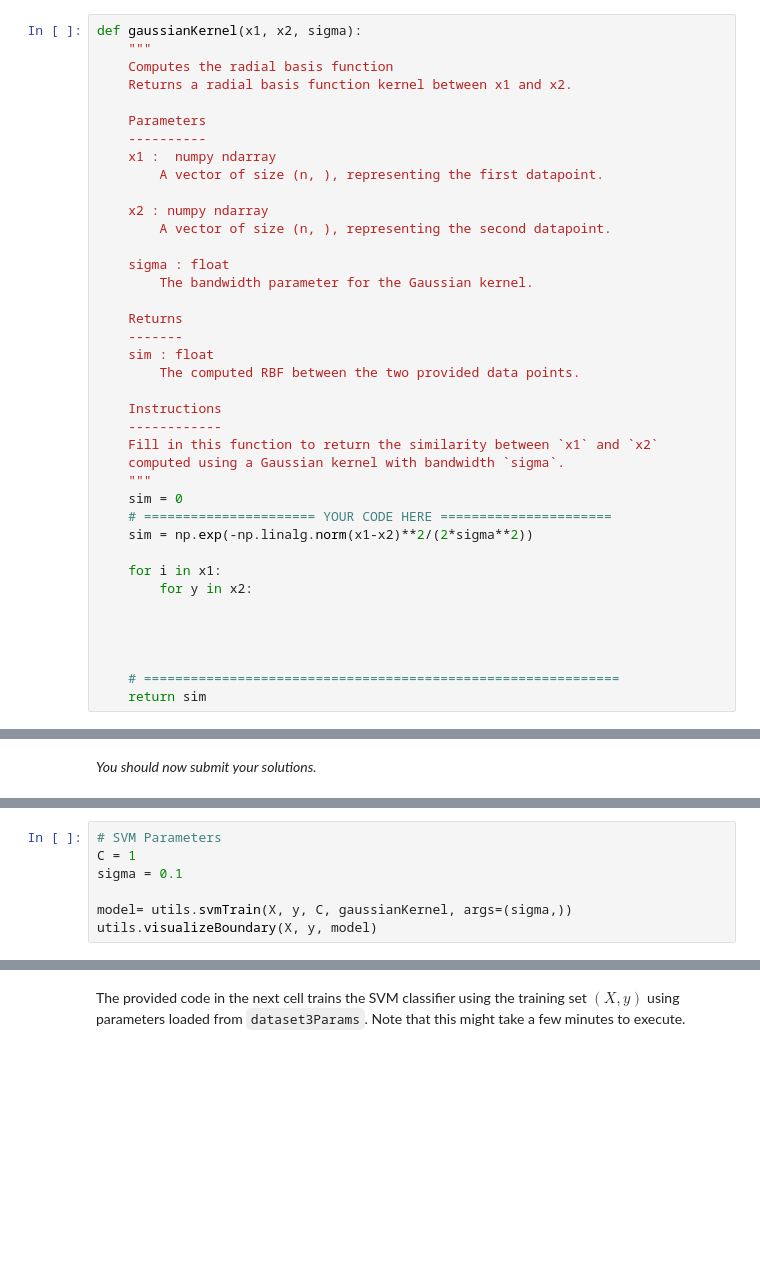
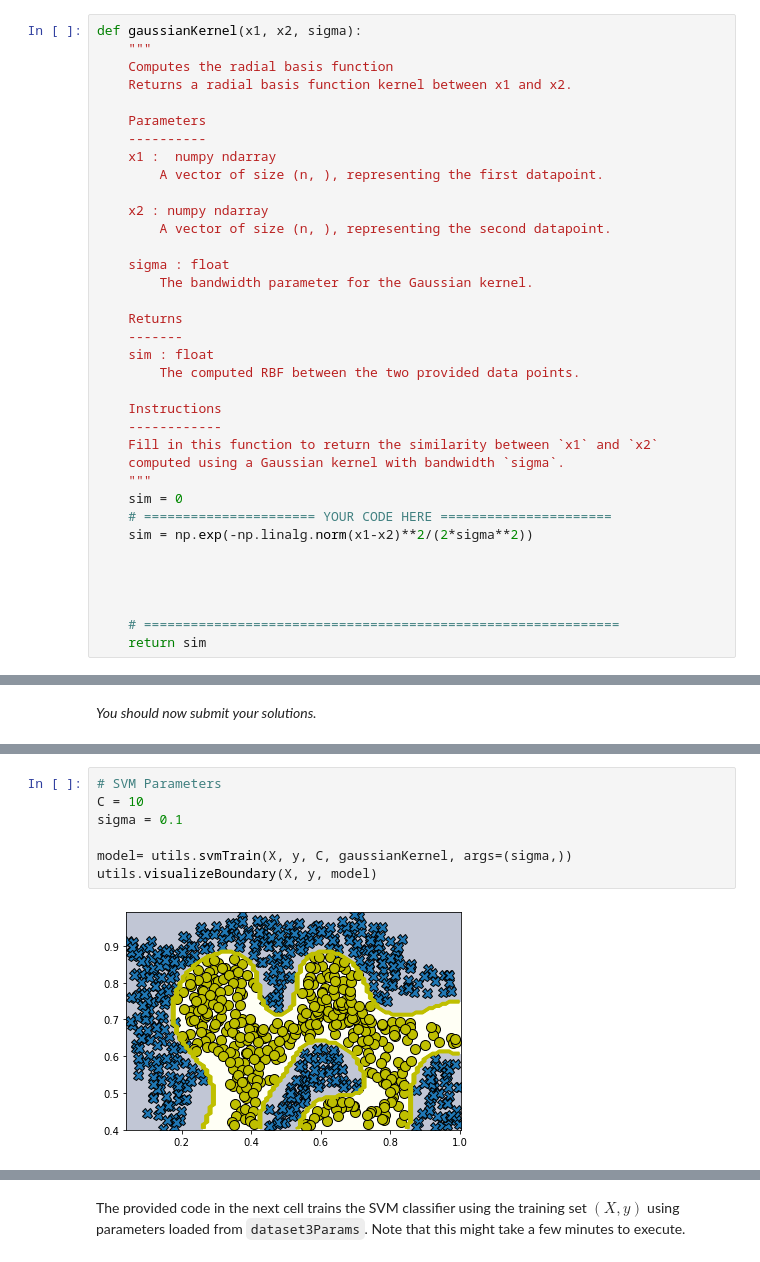
Before and after one commit to Eli-m93/ml-coursera-python-assignments, a Jupyter notebook: Exercise6/exercise6.ipynb, the cells around one changed output, grey strips where cells are left out. Cells and saved outputs as stored; diff of their text form; blank space fills up the shorter version.

```diff
--- a/Exercise6/exercise6.ipynb
+++ b/Exercise6/exercise6.ipynb
@@ -161,9 +161,6 @@ def gaussianKernel(x1, x2, sigma):
     # ====================== YOUR CODE HERE ======================
     sim = np.exp(-np.linalg.norm(x1-x2)**2/(2*sigma**2))
 
-    for i in x1:
-        for y in x2:
-
 
 
 
@@ -225,11 +238,13 @@ You should get a decision boundary as shown in the figure below, as computed by
 ![Dataset 2 decision boundary](Figures/svm_dataset2.png)
 # %%
 # SVM Parameters
-C = 1
+C = 10
 sigma = 0.1
 
 model= utils.svmTrain(X, y, C, gaussianKernel, args=(sigma,))
 utils.visualizeBoundary(X, y, model)
+# %% [output]
+[figure, added]
 # %% [markdown]
 <a id="section2"></a>
 #### 1.2.3 Example Dataset 3
```
Also changed, not shown: parts of 19 cells of this notebook.
